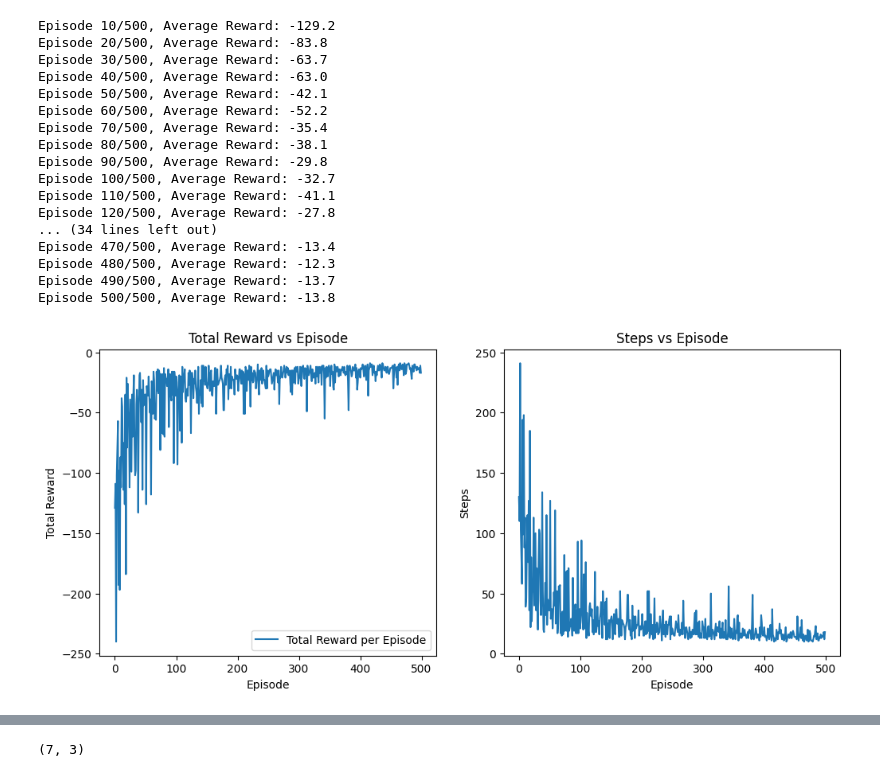
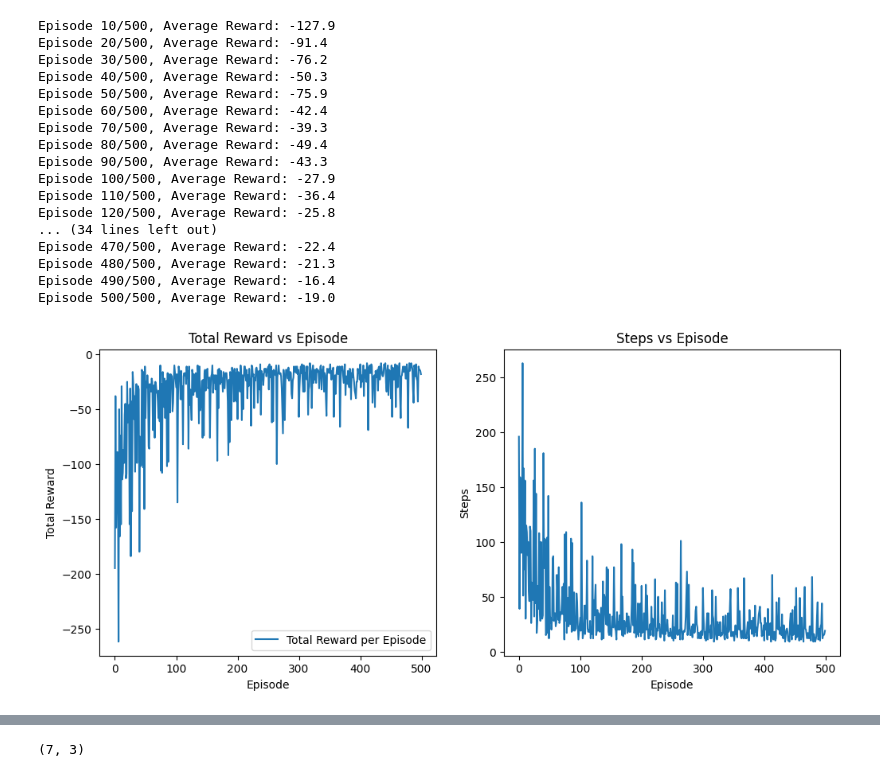
Before and after one commit to VulcanZhX/Hands-on-RL, a Jupyter notebook: C5-TDMisc.ipynb, the cells around one changed output, grey strips where cells are left out. Cells and saved outputs as stored; diff of their text form; code cells hidden in the pictures.

```diff
--- a/C5-TDMisc.ipynb
+++ b/C5-TDMisc.ipynb
@@ -7,10 +6,10 @@ class WindyGridWorld:
     def __init__(self, width=10, height=7):
         self.width = width
         self.height = height
-        self.start = (0, 3)
+        self.start = (0, 5)
         self.state_pos = self.start
         self.goal = (7, 3)
-        self.windy_cells = [(i, j) for i in range(3, 7) for j in range(1, 6)]  # 上界之风的格子
+        self.windy_cells = [(i, j) for i in range(3, 7) for j in range(2, 6)]  # 上界之风的格子
         self.wind_strength = 1
 
     def reset(self):
@@ -48,6 +47,8 @@ class Sarsa_Expected:
         self.n_action = n_action  # 动作个数
         self.alpha = alpha  # 学习率
         self.gamma = gamma  # 折扣因子
+        # action_pi = np.array([[0.25, 0.25, 0.25, 0.25]])  # 上、下、左、右
+        # self.pi = np.repeat(action_pi, nrow * ncol, axis=0)
         self.pi = np.ones([nrow * ncol, n_action]) / n_action # 初始化为均匀随机策略
         self.epsilon = epsilon  # epsilon-贪婪策略中的参数
 
@@ -68,9 +69,11 @@ class Sarsa_Expected:
         state_idx = state[1] * self.ncol + state[0]  # 将当前状态转换为线性索引
         nxt_state_idx = nxt_state[1] * self.ncol + nxt_state[0]  # 将下一个状态转换为线性索引
 
-        # for nxt_a in range(self.n_action):
-        #     Q_expected += self.pi[nxt_state_idx, nxt_a]*self.Q_table[nxt_state_idx, nxt_a]
-        Q_expected = np.max(self.Q_table[nxt_state_idx])  # 直接使用最大Q值作为期望Q值
+        ## 注意，Expected-Sarsa的条件期望需要仔细调整
+
+        for nxt_a in range(self.n_action):
+            Q_expected += self.pi[nxt_state_idx, nxt_a]*self.Q_table[nxt_state_idx, nxt_a]
+        # Q_expected = np.max(self.Q_table[nxt_state_idx])  # 直接使用最大Q值作为期望Q值
         # update Q(s,a)
         self.Q_table[state_idx, action] += self.alpha * (reward + self.gamma * Q_expected - self.Q_table[state_idx, action])
 
@@ -105,7 +108,7 @@ env = WindyGridWorld()
 np.random.seed(191)  # 设置随机种子以便复现
 ncol = env.width
 nrow = env.height
-epsilon = 0.1
+epsilon = 0.25
 alpha = 0.1 # learning rate(approximation of 1/N)
 gamma = 0.9  # discount factor
 agent = Sarsa_Expected(ncol, nrow, epsilon, alpha, gamma)
@@ -142,47 +145,47 @@ plt.figure(figsize=(12, 5))
 plt.subplot(1, 2, 1)
 plt.plot(reward_list, label='Total Reward per Episode')
 plt.xlabel('Episode')
 plt.ylabel('Total Reward')
 plt.title('Total Reward vs Episode')
 plt.legend()
 plt.subplot(1, 2, 2)
 plt.plot(step_ep_list, label='Steps per Episode')
 plt.xlabel('Episode')
 plt.ylabel('Steps')
 plt.title('Steps vs Episode')
 plt.show()
 
 # Plot the simulation
 plt.figure(figsize=(8, 6))
 plt.plot(*zip(*state_policy_list), marker='o', label='State Path', color='green')
 plt.grid(True)
 plt.xlabel('X Position')
 plt.ylabel('Y Position')
 plt.title('State Path Following the Learned Policy')
 plt.xlim(0, ncol-1)
 plt.ylim(0, nrow-1)
 plt.gca().invert_yaxis()  # Invert y-axis to match grid orientation
 plt.gca().xaxis.set_ticks_position('top')
 
 # Plot the windy cells
 for cell in env.windy_cells:
     plt.plot(cell[0], cell[1], 'ro', markersize=10, label='Windy Cell' if cell == env.windy_cells[0] else "")
 # %% [output]
-Episode 10/500, Average Reward: -129.2
-Episode 20/500, Average Reward: -83.8
-Episode 30/500, Average Reward: -63.7
-Episode 40/500, Average Reward: -63.0
-Episode 50/500, Average Reward: -42.1
-Episode 60/500, Average Reward: -52.2
-Episode 70/500, Average Reward: -35.4
-Episode 80/500, Average Reward: -38.1
-Episode 90/500, Average Reward: -29.8
-Episode 100/500, Average Reward: -32.7
-Episode 110/500, Average Reward: -41.1
-Episode 120/500, Average Reward: -27.8
+Episode 10/500, Average Reward: -127.9
+Episode 20/500, Average Reward: -91.4
+Episode 30/500, Average Reward: -76.2
+Episode 40/500, Average Reward: -50.3
+Episode 50/500, Average Reward: -75.9
+Episode 60/500, Average Reward: -42.4
+Episode 70/500, Average Reward: -39.3
+Episode 80/500, Average Reward: -49.4
+Episode 90/500, Average Reward: -43.3
+Episode 100/500, Average Reward: -27.9
+Episode 110/500, Average Reward: -36.4
+Episode 120/500, Average Reward: -25.8
 ... (34 lines left out)
-Episode 470/500, Average Reward: -13.4
-Episode 480/500, Average Reward: -12.3
-Episode 490/500, Average Reward: -13.7
-Episode 500/500, Average Reward: -13.8
+Episode 470/500, Average Reward: -22.4
+Episode 480/500, Average Reward: -21.3
+Episode 490/500, Average Reward: -16.4
+Episode 500/500, Average Reward: -19.0
-[figure, old version]
+[figure, new version]
```
Also changed, not shown: parts of 6 cells of this notebook, 1 other file.
